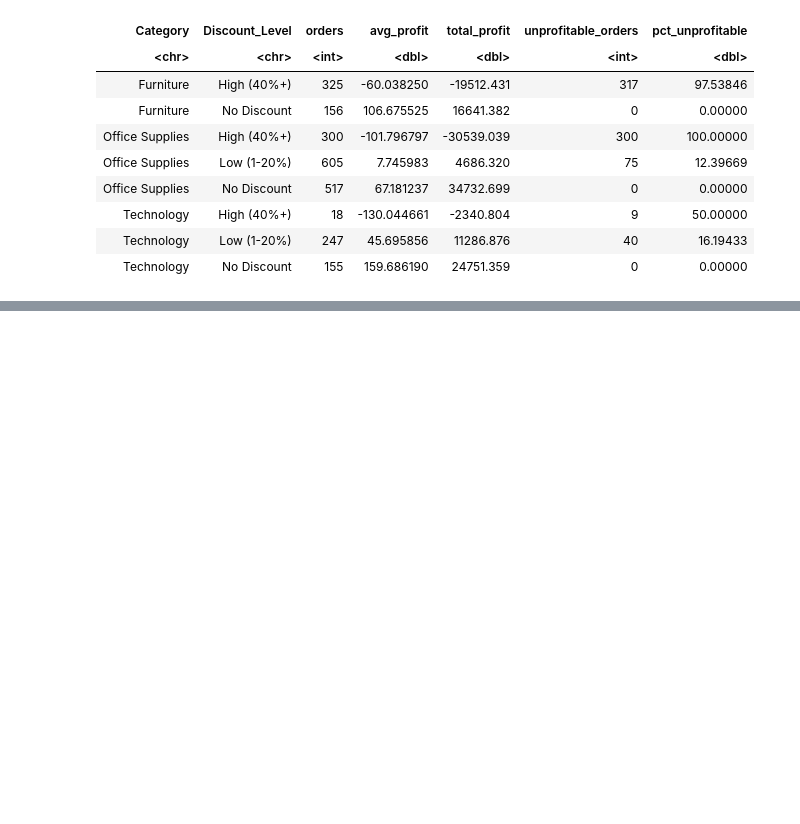
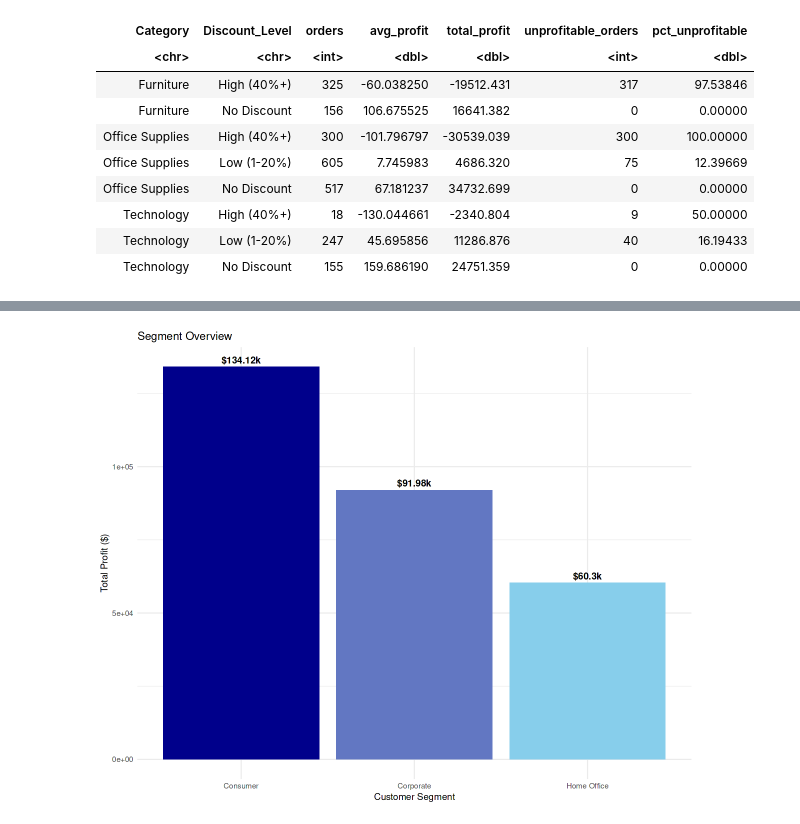
Before and after one commit to pawanU03/EDA-Superstore, a Jupyter notebook: superstore_eda.ipynb, the cells around one changed output, grey strips where cells are left out. Cells and saved outputs as stored; diff of their text form; code cells hidden in the pictures; blank space fills up the shorter version.

```diff
--- a/superstore_eda.ipynb
+++ b/superstore_eda.ipynb
@@ -815,0 +930,17 @@ A tibble: 8 × 7
+# %%
+# customer segment overview
+segment_overview <- superstore %>%
+group_by(Segment) %>%
+summarise(
+    orders = n(),
+    total_sales = sum(Sales),
+    total_profit = sum(Profit),
+    avg_order_value = mean(Sales),
+    avg_profit_per_order = mean(Profit),
+    profit_margin = (sum(Profit) / sum(Sales)) * 100,
+    unprofitable_orders = sum(Profit < 0),
+    percentage_unprofitable = (sum(Profit < 0) / n()) * 100
+) %>%
+arrange(desc(total_profit))
+
+segment_overview
@@ -815,0 +954,27 @@ A tibble: 8 × 7
+# %%
+# plot
+ggplot(
+    segment_overview,
+    aes(x = Segment, y = total_profit, fill = total_profit)
+) +
+geom_col() +
+scale_fill_gradient(
+    low="skyblue",
+    high="darkblue"
+) +
+labs(
+    title = "Segment Overview",
+    x = "Customer Segment",
+    y = "Total Profit ($)"
+) +
+theme_minimal() +
+theme(legend.position = "none") +
+geom_text(
+    aes(label = paste0("$", round((total_profit / 1000), 2), "k")),
+    vjust = -0.5,
+    fontface = "bold"
+)
+
+options(repr.plot.width = 10, repr.plot.height = 8)
+# %% [output]
+[figure, added]
```
Also changed, not shown: parts of 21 cells of this notebook.
